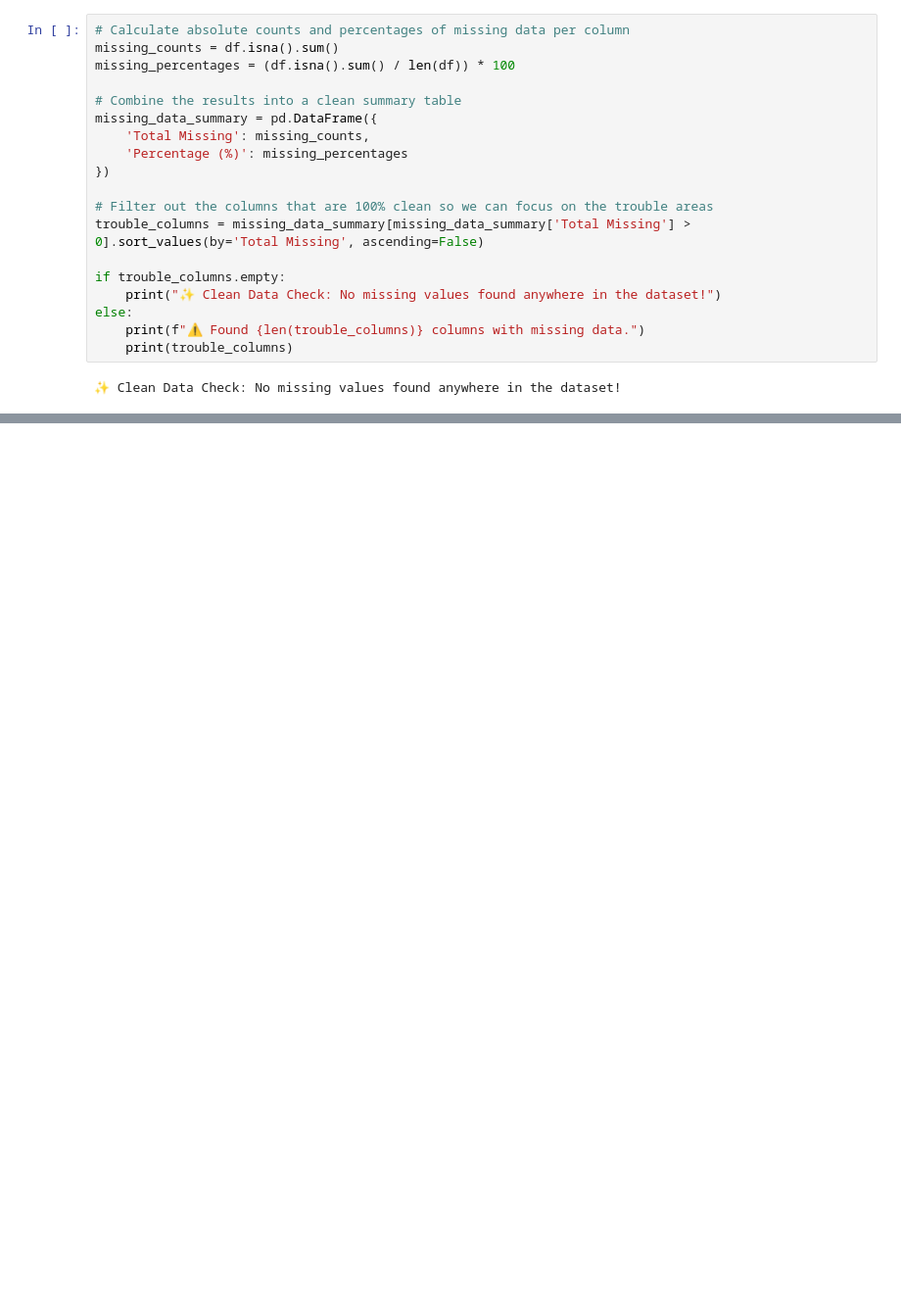
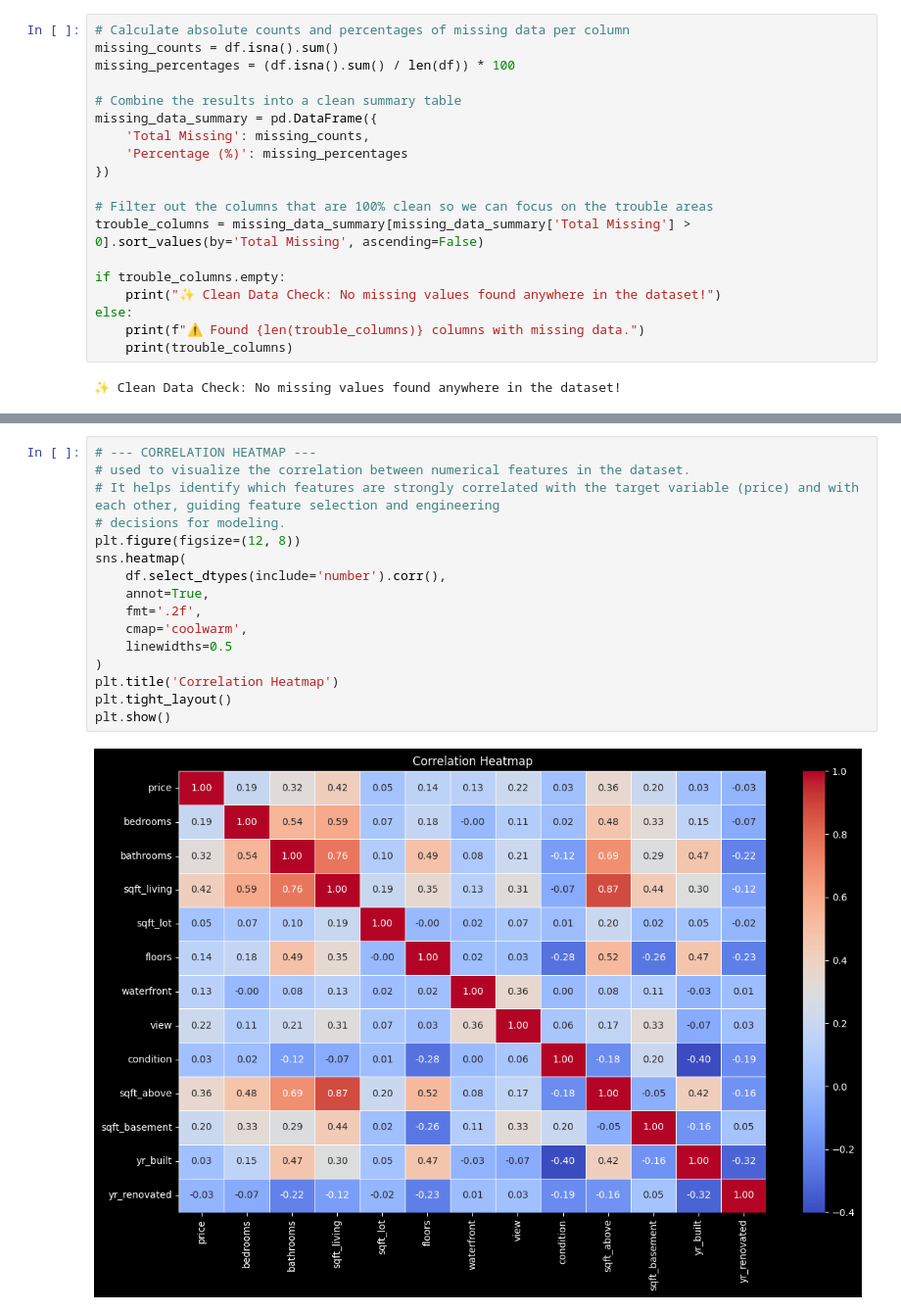
Before and after one commit to MaykInvest/House_Prices_Prediction, a Jupyter notebook: project.ipynb, the cells around one changed output, grey strips where cells are left out. Shown at 98% size. Cells and saved outputs as stored; diff of their text form; blank space fills up the shorter version.

```diff
--- a/project.ipynb
+++ b/project.ipynb
@@ -274,0 +361,18 @@ else:
+# %%
+# --- CORRELATION HEATMAP ---
+# used to visualize the correlation between numerical features in the dataset.
+# It helps identify which features are strongly correlated with the target variable (price) and with each other, guiding feature selection and engineering
+# decisions for modeling.
+plt.figure(figsize=(12, 8))
+sns.heatmap(
+    df.select_dtypes(include='number').corr(),
+    annot=True,
+    fmt='.2f',
+    cmap='coolwarm',
+    linewidths=0.5
+)
+plt.title('Correlation Heatmap')
+plt.tight_layout()
+plt.show()
+# %% [output]
+[figure, added]
```
Also changed, not shown: parts of 18 cells of this notebook.
